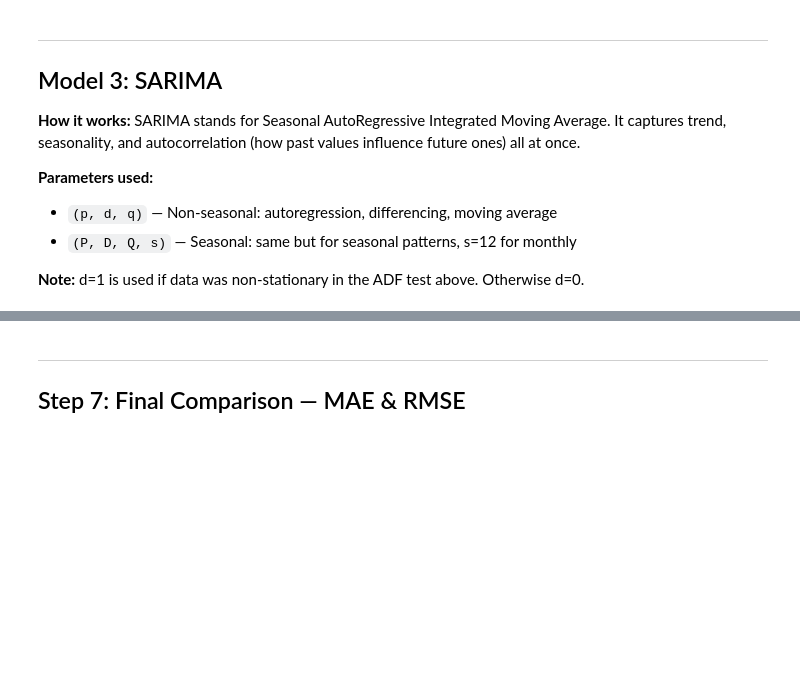
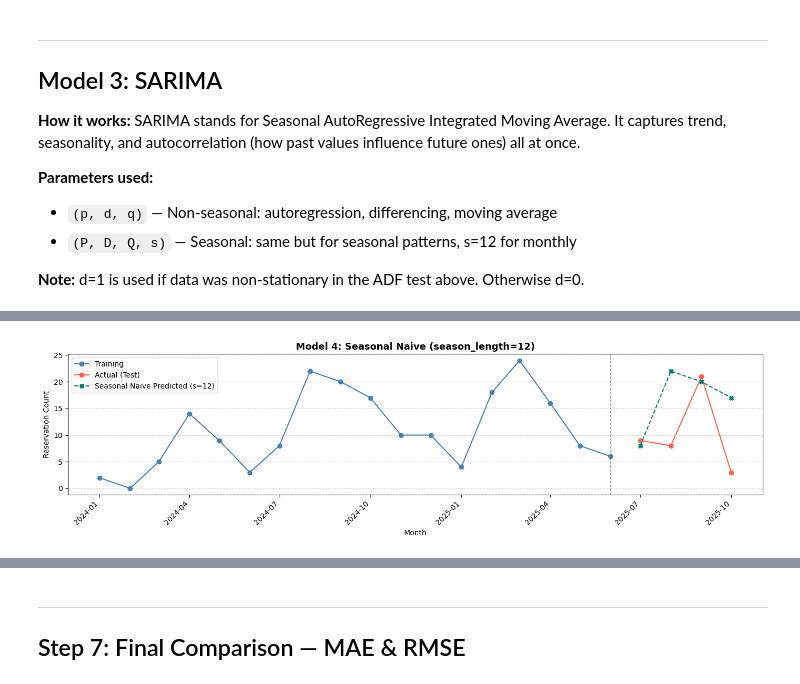
Before and after one commit to KelvinAdamAninang/Thesis-Reservation, a Jupyter notebook: python-scheduler-api/data_mining/emc_forecasting_models.ipynb, the cells around one changed output, grey strips where cells are left out. Drawn from its saved outputs; the diff is of its cells as text; code cells hidden in the pictures; blank space fills up the shorter version.

```diff
--- a/python-scheduler-api/data_mining/emc_forecasting_models.ipynb
+++ b/python-scheduler-api/data_mining/emc_forecasting_models.ipynb
@@ -351,0 +452,18 @@ plt.show()
+# %%
+SEASON_LENGTH = 12
+
+if len(train) < SEASON_LENGTH:
+    raise ValueError(f'Training data must be at least {SEASON_LENGTH} months for seasonal naive.')
+
+seasonal_naive_predictions = train['reservation_count'].iloc[-SEASON_LENGTH:-SEASON_LENGTH + TEST_SIZE].values
+seasonal_naive_pred_series = pd.Series(seasonal_naive_predictions, index=test.index)
+
+print(f'=== Model 4: Seasonal Naive (season_length={SEASON_LENGTH}) ===')
+print('  Month       Actual   Predicted')
+for i, idx in enumerate(test.index):
+    print(f'  {idx.strftime("%b %Y")}    {test["reservation_count"].iloc[i]:>6}   {seasonal_naive_predictions[i]:>9.2f}')
+print()
+seasonal_naive_result = compute_errors(
+    test['reservation_count'], seasonal_naive_predictions, f'Seasonal Naive (s={SEASON_LENGTH})'
+ )
+results.append(seasonal_naive_result)
@@ -351,0 +480,19 @@ plt.show()
+# %%
+# Plot Seasonal Naive predictions vs actuals
+fig, ax = plt.subplots(figsize=(14, 4))
+ax.plot(train.index, train['reservation_count'], marker='o', color='steelblue', label='Training')
+ax.plot(test.index, test['reservation_count'], marker='o', color='tomato', label='Actual (Test)')
+ax.plot(test.index, seasonal_naive_pred_series, marker='X', linestyle='--', color='teal',
+        label=f'Seasonal Naive Predicted (s={SEASON_LENGTH})')
+ax.axvline(x=train.index[-1], color='gray', linestyle='--', linewidth=1)
+ax.set_title(f'Model 4: Seasonal Naive (season_length={SEASON_LENGTH})', fontsize=13, fontweight='bold')
+ax.set_xlabel('Month')
+ax.set_ylabel('Reservation Count')
+ax.legend()
+ax.grid(axis='y', linestyle='--', alpha=0.5)
+plt.xticks(rotation=45, ha='right')
+plt.tight_layout()
+plt.savefig('plot_model4_seasonal_naive.png', dpi=150)
+plt.show()
+# %% [output]
+[figure, added]
```
Also changed, not shown: parts of 25 cells of this notebook.
